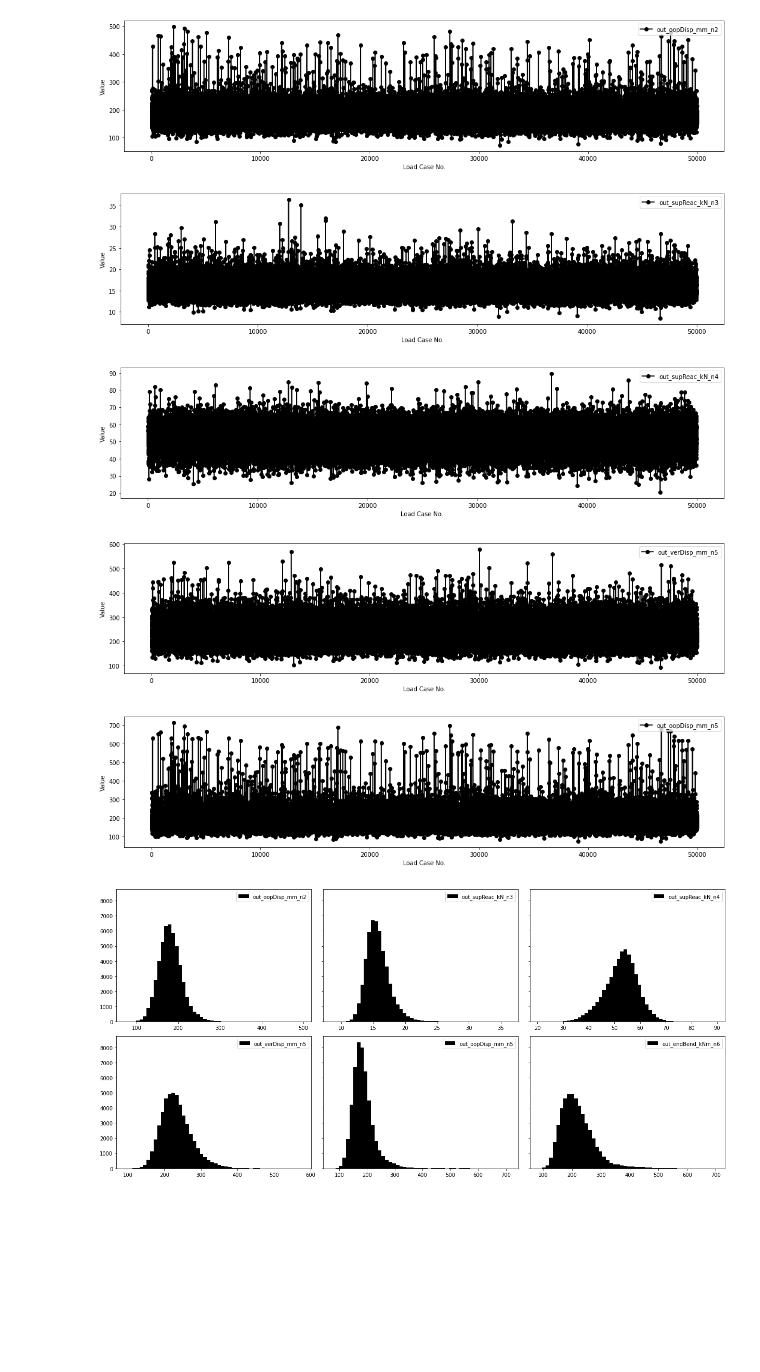
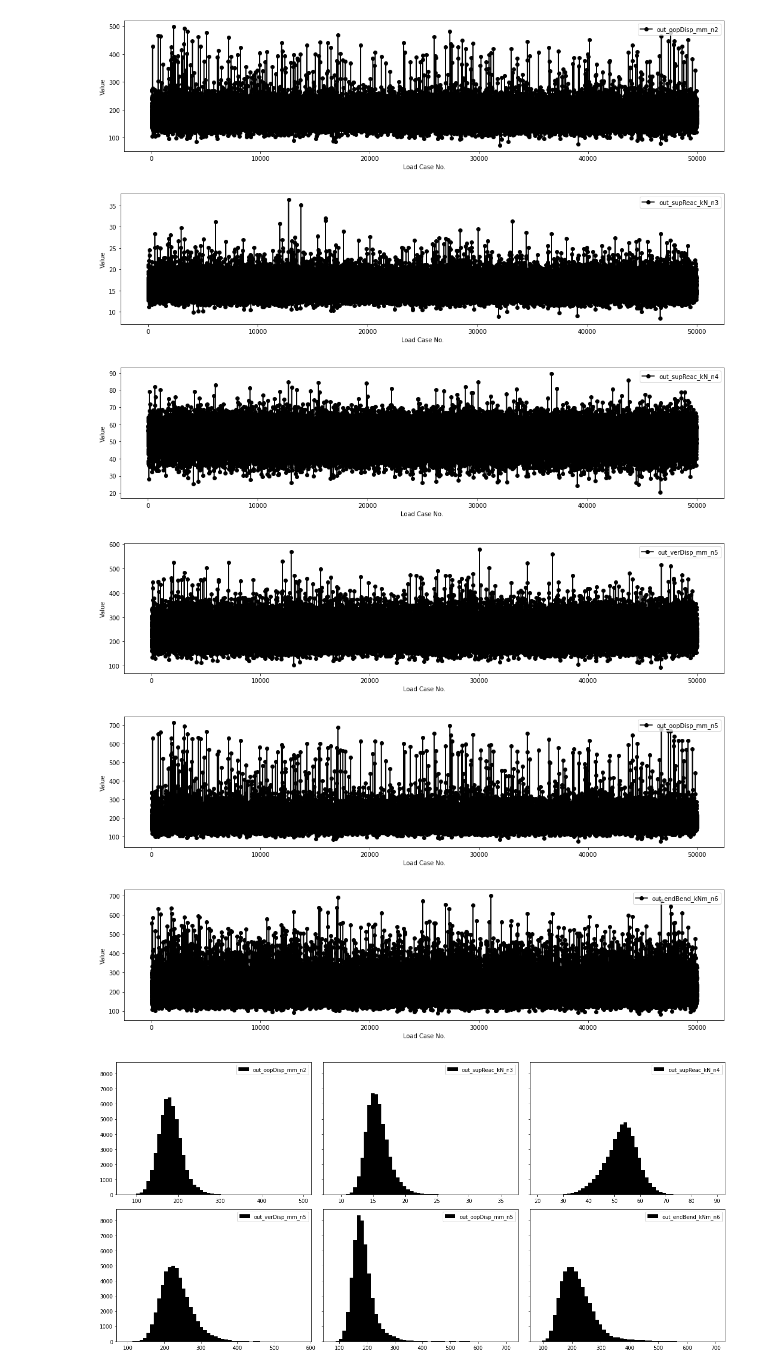
Before and after one commit to 3minuterecord/slug_spools, a Jupyter notebook: collate_fea_results.ipynb, the cells around one changed output. Cells and saved outputs as stored; diff of their text form; code cells hidden in the pictures; blank space fills up the shorter version.

```diff
--- a/collate_fea_results.ipynb
+++ b/collate_fea_results.ipynb
@@ -70,19 +76,20 @@ generate_dq_num(res_df.drop(['load_case'], axis=1), res_df.columns.drop(['load_c
 | out_endBend_kNm_n6 | float64 | 0 | 18986 | 83.33 | 218.388931 | 209.19 | 700.15 |
 # %%
 # Plot each result for each load case
-for chan in res_df.columns[1:-1]:
+for chan in res_df.columns[1:]:
     fig, ax = plt.subplots(figsize = (18, 4))
     ax.plot(res_df[chan], color = 'black', marker = 'o', zorder = 1, label = chan)
     ax.legend(loc = 'upper right')
     plt.xlabel('Load Case No.')
     plt.ylabel('Value')
 plt.show()
 # %% [output]
 [figure]
 [figure]
 [figure]
 [figure]
 [figure]
+[figure, added]
 # %%
 # Plot distributions of each result parameter
 n_bins = 50
```
Also changed, not shown: parts of 18 cells of this notebook, 1 other file.
